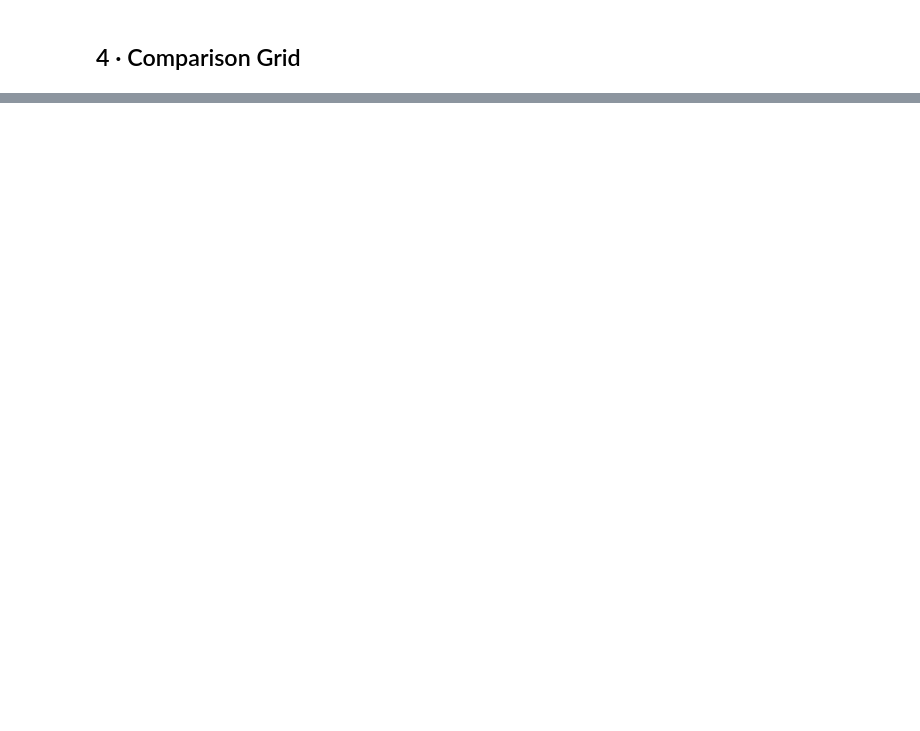
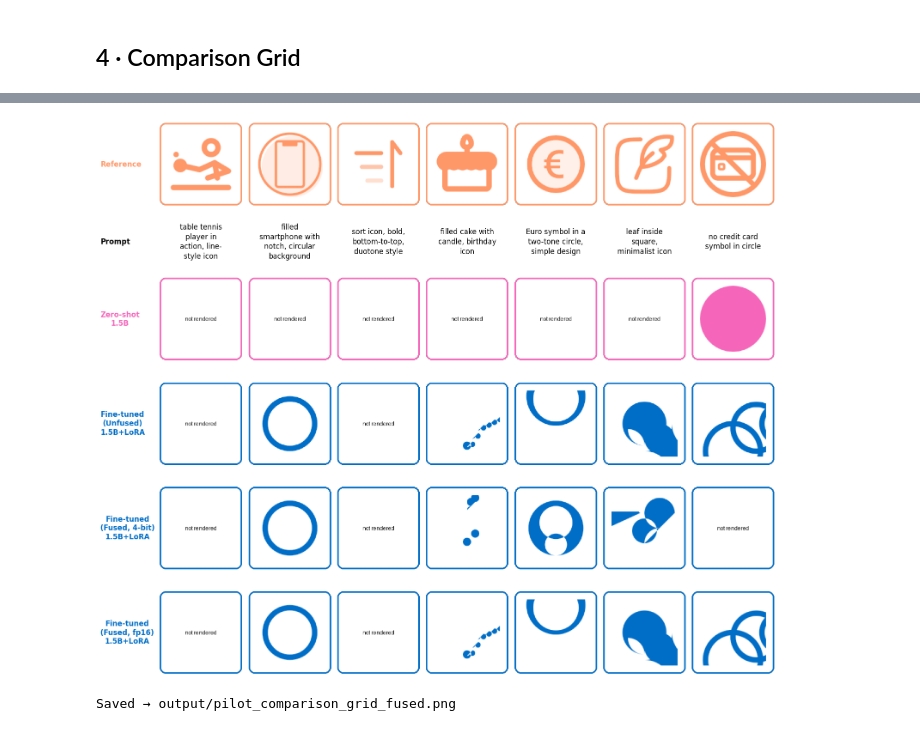
Before and after one commit to yauheniya-adesso/icongenai, a Jupyter notebook: notebooks/06_training_results.ipynb, the cells around one changed output, grey strips where cells are left out. Cells and saved outputs as stored; diff of their text form; code cells hidden in the pictures; blank space fills up the shorter version.

```diff
--- a/notebooks/06_training_results.ipynb
+++ b/notebooks/06_training_results.ipynb
@@ -228,13 +251,0 @@ Sampled 7 icons:
-# %%
-# Reference icons preview — re-run sampling cell above for a different set
-fig, axes = plt.subplots(1, len(records), figsize=(len(records) * 2.0, 2.6), facecolor="white")
-for ax, rec in zip(axes, records):
-    ax.set_facecolor("white")
-    ax.axis("off")
-    ax.imshow(make_card(rec["reference"], orange))
-    wrapped = "\n".join(textwrap.wrap(rec["prompt"], width=14))
-    ax.set_title(wrapped, color=black, fontsize=7.5, pad=5, multialignment="center")
-
-#fig.suptitle("Sampled test icons — Iconify reference", color=black, fontsize=10, y=1.02)
-plt.tight_layout()
-plt.show()
@@ -355 +485,53 @@ print("Saved → output/pilot_comparison_grid.png")
 Saved → output/pilot_comparison_grid.png
+# %%
+ROW_META_BOTH = [
+    ("Reference",                        orange, "reference"),
+    ("Prompt",                           black,  "prompt"),
+    ("Zero-shot\n1.5B",                  pink,   "zeroshot"),
+    ("Fine-tuned\n(Unfused)\n1.5B+LoRA", blue,   "generated"),
+    ("Fine-tuned\n(Fused, 4-bit)\n1.5B+LoRA", blue, "generated_fused"),
+    ("Fine-tuned\n(Fused, fp16)\n1.5B+LoRA", blue, "generated_fused_fp16"),
+]
+N_ROWS = len(ROW_META_BOTH)
+N_COLS = len(records)
+
+fig = plt.figure(figsize=(N_COLS * 2.3, N_ROWS * 2.4), facecolor="white")
+gs  = gridspec.GridSpec(
+    N_ROWS, N_COLS, figure=fig,
+    height_ratios=[2.2, 0.75, 2.2, 2.2, 2.2, 2.2],
+    hspace=0.30, wspace=0.06,
+    left=0.09, right=0.98, top=0.91, bottom=0.02,
+)
+
+col0_axes = {}
+for col_i, rec in enumerate(records):
+    for row_i, (label, color, key) in enumerate(ROW_META_BOTH):
+        ax = fig.add_subplot(gs[row_i, col_i])
+        ax.set_facecolor("white")
+        ax.axis("off")
+        if col_i == 0:
+            col0_axes[row_i] = ax
+
+        if key == "prompt":
+            wrapped = "\n".join(textwrap.wrap(rec["prompt"], width=16))
+            ax.text(0.5, 0.5, wrapped, ha="center", va="center", fontsize=12,
+                    color=color, transform=ax.transAxes,
+                    multialignment="center", linespacing=1.35)
+        else:
+            ax.imshow(make_card(rec[key], color))
+
+for row_i, (label, color, _) in enumerate(ROW_META_BOTH):
+    pos = col0_axes[row_i].get_position()
+    fig.text(
+        0.005, pos.y0 + pos.height / 2, label,
+        ha="left", va="center", fontsize=12, color=color,
+        fontweight="bold", multialignment="center",
+    )
+
+Path("output").mkdir(exist_ok=True)
+plt.savefig("output/pilot_comparison_grid_fused.png", dpi=200, bbox_inches="tight", facecolor="white")
+plt.show()
+print("Saved → output/pilot_comparison_grid_fused.png")
+# %% [output]
+[figure, added]
+Saved → output/pilot_comparison_grid_fused.png
```
Also changed, not shown: parts of 9 cells of this notebook, 3 other files.
